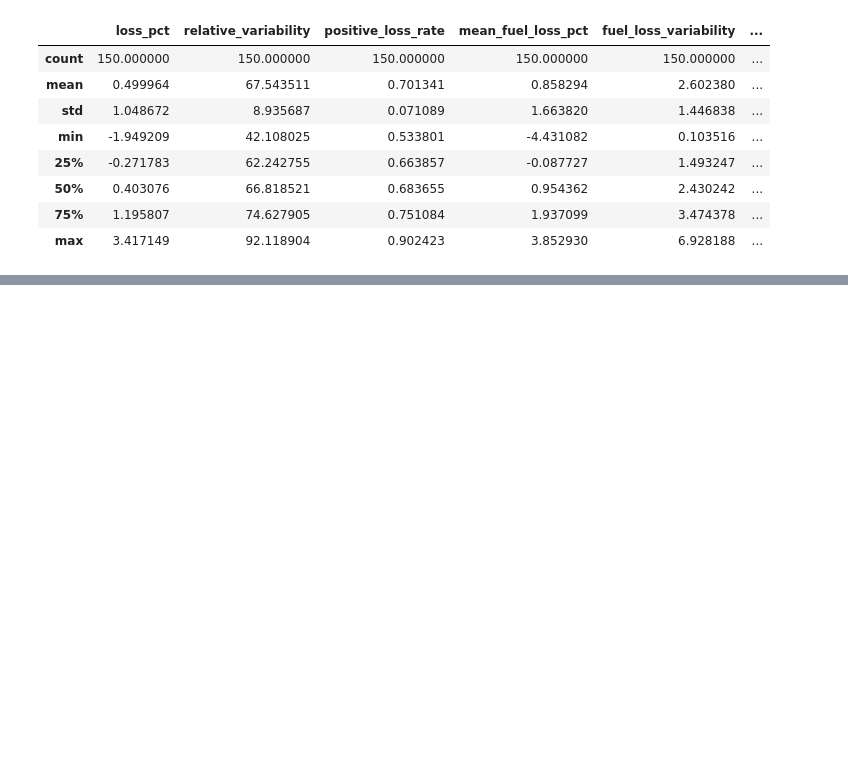
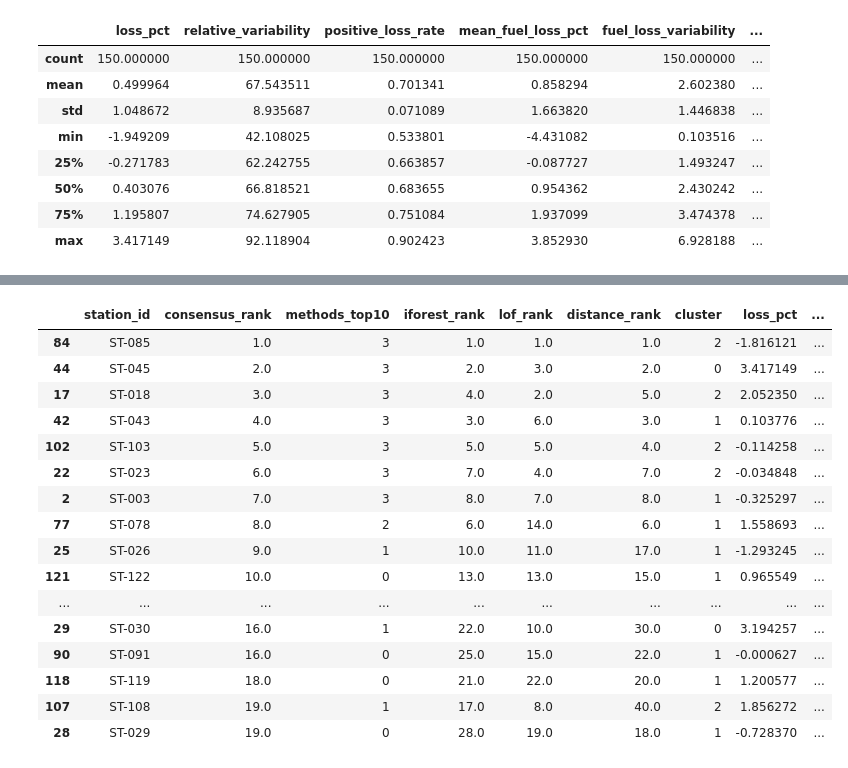
Before and after one commit to moforrochelle/skye8-ds-mofor-rochelle, a Jupyter notebook: notebooks/fuel_reconciliation.ipynb, the cells around one changed output, grey strips where cells are left out. Drawn from its saved outputs; the diff is of its cells as text; code cells hidden in the pictures; blank space fills up the shorter version.

Commit message:
Complete Stage C anomaly detection

```diff
--- a/notebooks/fuel_reconciliation.ipynb
+++ b/notebooks/fuel_reconciliation.ipynb
@@ -1271,0 +1503,18 @@ stage_c_features.describe()
+# %%
+station_features["consensus_rank"] = station_features["mean_anomaly_rank"].rank(
+    method="min", ascending=True
+)
+
+consensus_ranking = station_features[
+    [
+        "station_id",
+        "iforest_rank",
+        "lof_rank",
+        "distance_rank",
+        "methods_top10",
+        "mean_anomaly_rank",
+        "consensus_rank",
+    ]
+].sort_values("consensus_rank")
+
+consensus_ranking.head(20)
@@ -1271,0 +1600,6 @@ stage_c_features.describe()
+# %%
+kmeans_final = KMeans(n_clusters=3, random_state=42, n_init=20)
+
+station_features["cluster"] = kmeans_final.fit_predict(X_scaled)
+
+station_features[["station_id", "cluster"]].sort_values("cluster")
@@ -1271,0 +1653,39 @@ stage_c_features.describe()
+# %%
+final_top20 = (
+    station_features[
+        [
+            "station_id",
+            "consensus_rank",
+            "methods_top10",
+            "iforest_rank",
+            "lof_rank",
+            "distance_rank",
+            "cluster",
+            "loss_pct",
+            "max_fuel_loss_pct",
+            "fuel_loss_variability",
+        ]
+    ]
+    .sort_values("consensus_rank")
+    .head(20)
+)
+
+final_top20
+# %% [output]
+|  | station_id | consensus_rank | methods_top10 | iforest_rank | lof_rank | distance_rank | cluster | loss_pct | ... |
+| 84 | ST-085 | 1.0 | 3 | 1.0 | 1.0 | 1.0 | 2 | -1.816121 | ... |
+| 44 | ST-045 | 2.0 | 3 | 2.0 | 3.0 | 2.0 | 0 | 3.417149 | ... |
+| 17 | ST-018 | 3.0 | 3 | 4.0 | 2.0 | 5.0 | 2 | 2.052350 | ... |
+| 42 | ST-043 | 4.0 | 3 | 3.0 | 6.0 | 3.0 | 1 | 0.103776 | ... |
+| 102 | ST-103 | 5.0 | 3 | 5.0 | 5.0 | 4.0 | 2 | -0.114258 | ... |
+| 22 | ST-023 | 6.0 | 3 | 7.0 | 4.0 | 7.0 | 2 | -0.034848 | ... |
+| 2 | ST-003 | 7.0 | 3 | 8.0 | 7.0 | 8.0 | 1 | -0.325297 | ... |
+| 77 | ST-078 | 8.0 | 2 | 6.0 | 14.0 | 6.0 | 1 | 1.558693 | ... |
+| 25 | ST-026 | 9.0 | 1 | 10.0 | 11.0 | 17.0 | 1 | -1.293245 | ... |
+| 121 | ST-122 | 10.0 | 0 | 13.0 | 13.0 | 15.0 | 1 | 0.965549 | ... |
+| ... | ... | ... | ... | ... | ... | ... | ... | ... | ... |
+| 29 | ST-030 | 16.0 | 1 | 22.0 | 10.0 | 30.0 | 0 | 3.194257 | ... |
+| 90 | ST-091 | 16.0 | 0 | 25.0 | 15.0 | 22.0 | 1 | -0.000627 | ... |
+| 118 | ST-119 | 18.0 | 0 | 21.0 | 22.0 | 20.0 | 1 | 1.200577 | ... |
+| 107 | ST-108 | 19.0 | 1 | 17.0 | 8.0 | 40.0 | 2 | 1.856272 | ... |
+| 28 | ST-029 | 19.0 | 0 | 28.0 | 19.0 | 18.0 | 1 | -0.728370 | ... |
```
Also changed, not shown: parts of 28 cells of this notebook.
